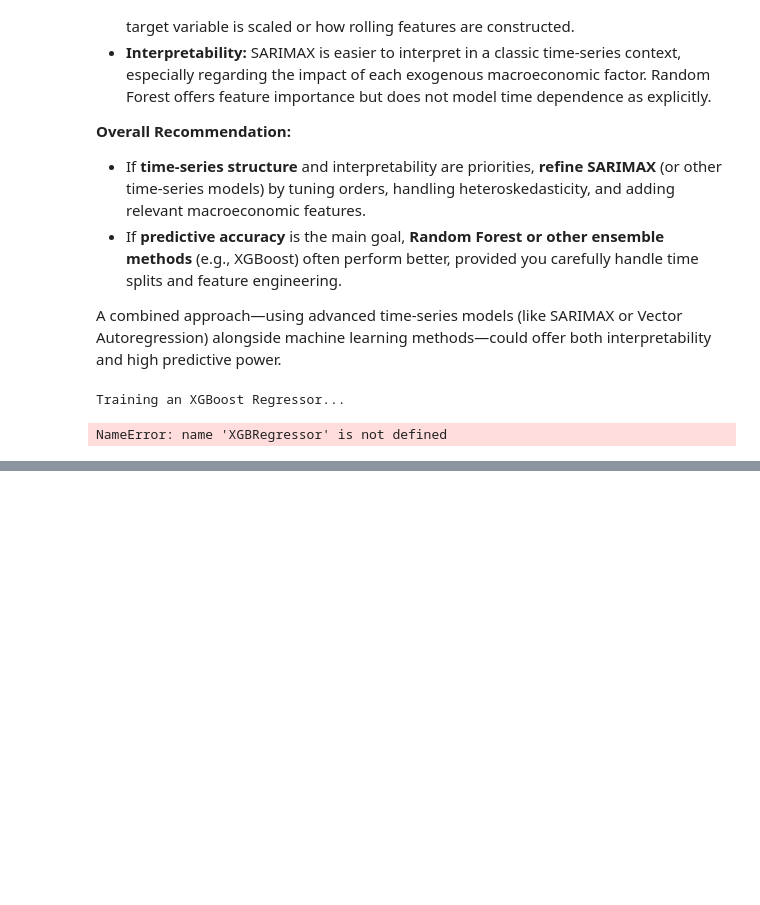
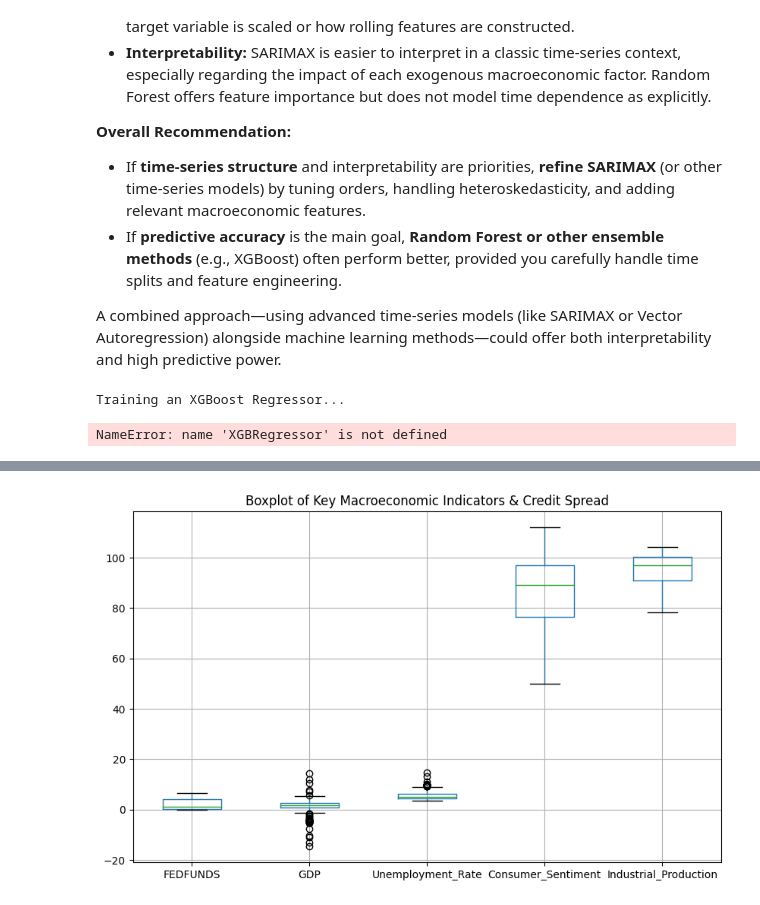
Before and after one commit to virajparmaj/Macroeconomic-Regime-Analysis-Credit-Risk-Forecasting, a Jupyter notebook: notebooks/viraj/p1_models.ipynb, the cells around one changed output, grey strips where cells are left out. Saved outputs shown, nothing was run; the diff lists cells and outputs as text; code cells hidden in the pictures; blank space fills up the shorter version.

```diff
--- a/notebooks/viraj/p1_models.ipynb
+++ b/notebooks/viraj/p1_models.ipynb
@@ -561,0 +616,6 @@ print("\nModeling pipeline complete. You can continue refining your transformati
+# %%
+df[["FEDFUNDS", "GDP", "Unemployment_Rate","Consumer_Sentiment","Industrial_Production"]].boxplot(figsize=(10,6))
+plt.title("Boxplot of Key Macroeconomic Indicators & Credit Spread")
+plt.show()
+# %% [output]
+[figure, added]
```
Also changed, not shown: parts of 6 cells of this notebook.
